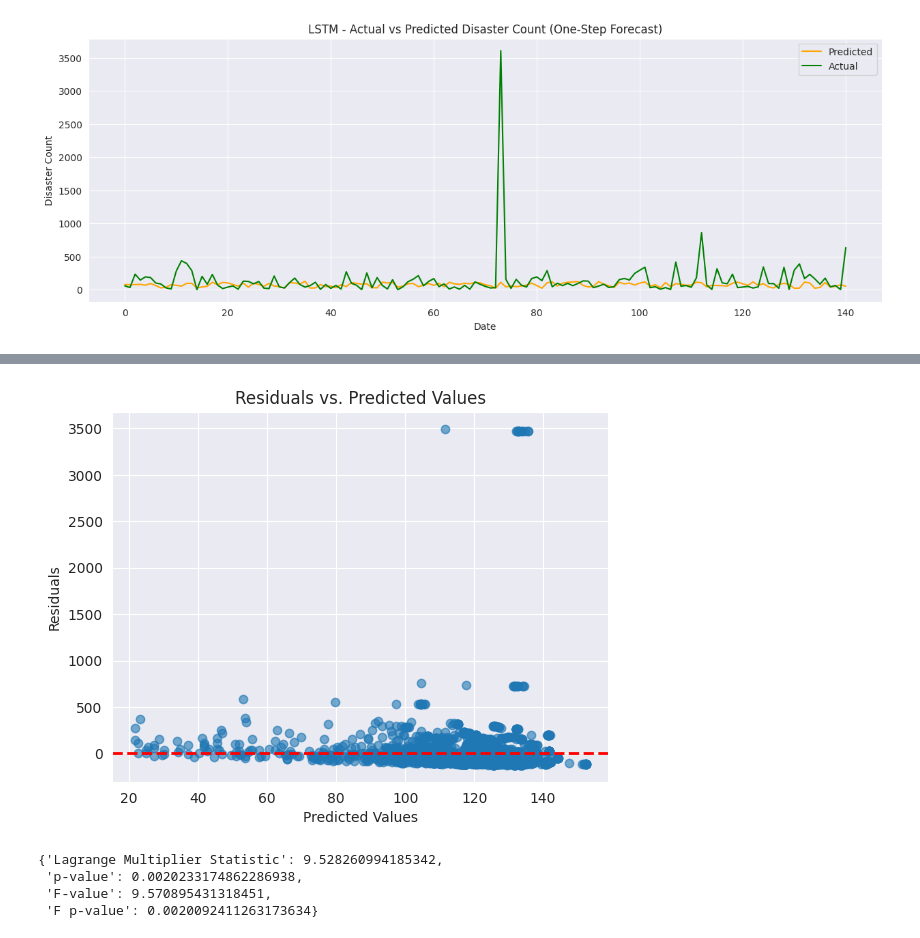
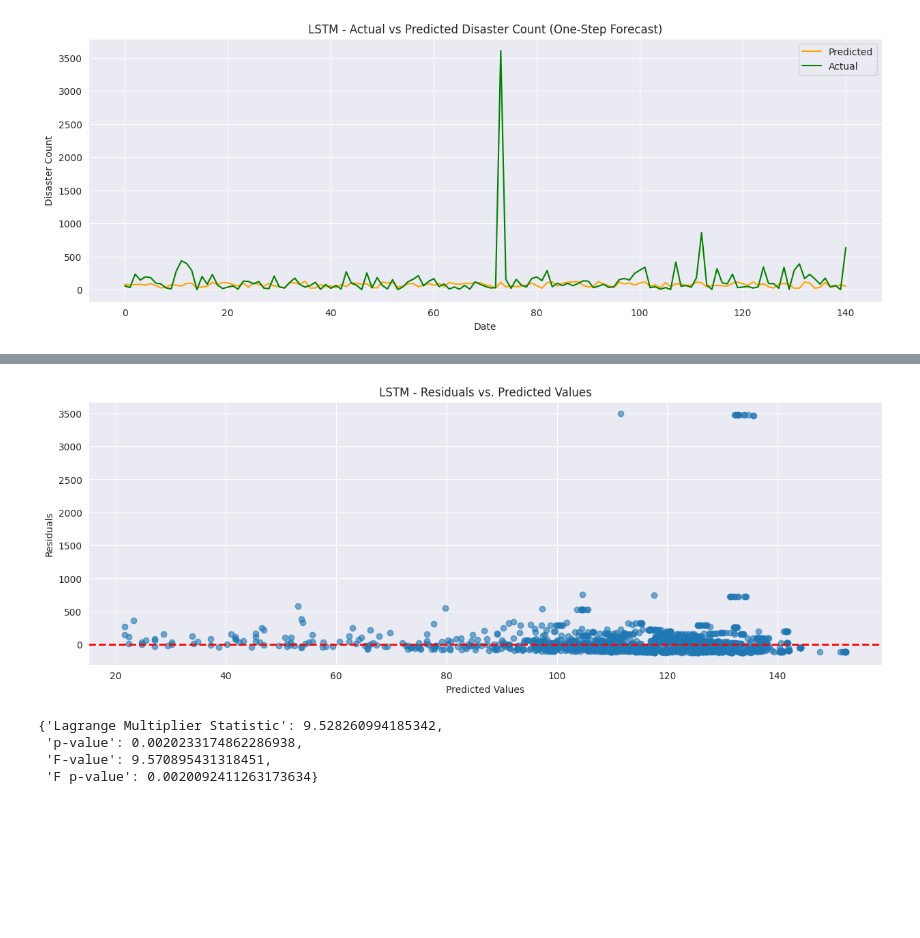
Before and after one commit to Engelbert107/Time-Series-with-ARIMA-LSTM-and-GRU, a Jupyter notebook: notebook/disasters_rnn.ipynb, the cells around one changed output, grey strips where cells are left out. Saved outputs shown, nothing was run; the diff lists cells and outputs as text; code cells hidden in the pictures; blank space fills up the shorter version.

```diff
--- a/notebook/disasters_rnn.ipynb
+++ b/notebook/disasters_rnn.ipynb
@@ -989,11 +989,12 @@ plt.title('Distribution of Residuals');
 # %%
+plt.figure(figsize=(15, 5))
 plt.scatter(predictions_lstm_original, residuals_lstm, alpha=0.6)
 plt.axhline(0, color='r', linestyle='--', linewidth=2)
 plt.xlabel('Predicted Values')
 plt.ylabel('Residuals')
-plt.title('Residuals vs. Predicted Values');
+plt.title('LSTM - Residuals vs. Predicted Values');
 # %% [output]
-[figure, old version]
+[figure, new version]
 # %%
 # Add constant to features
 X_val_with_const = sm.add_constant(predictions_lstm_original)
```
Also changed, not shown: parts of 20 cells of this notebook, 1 other file.
